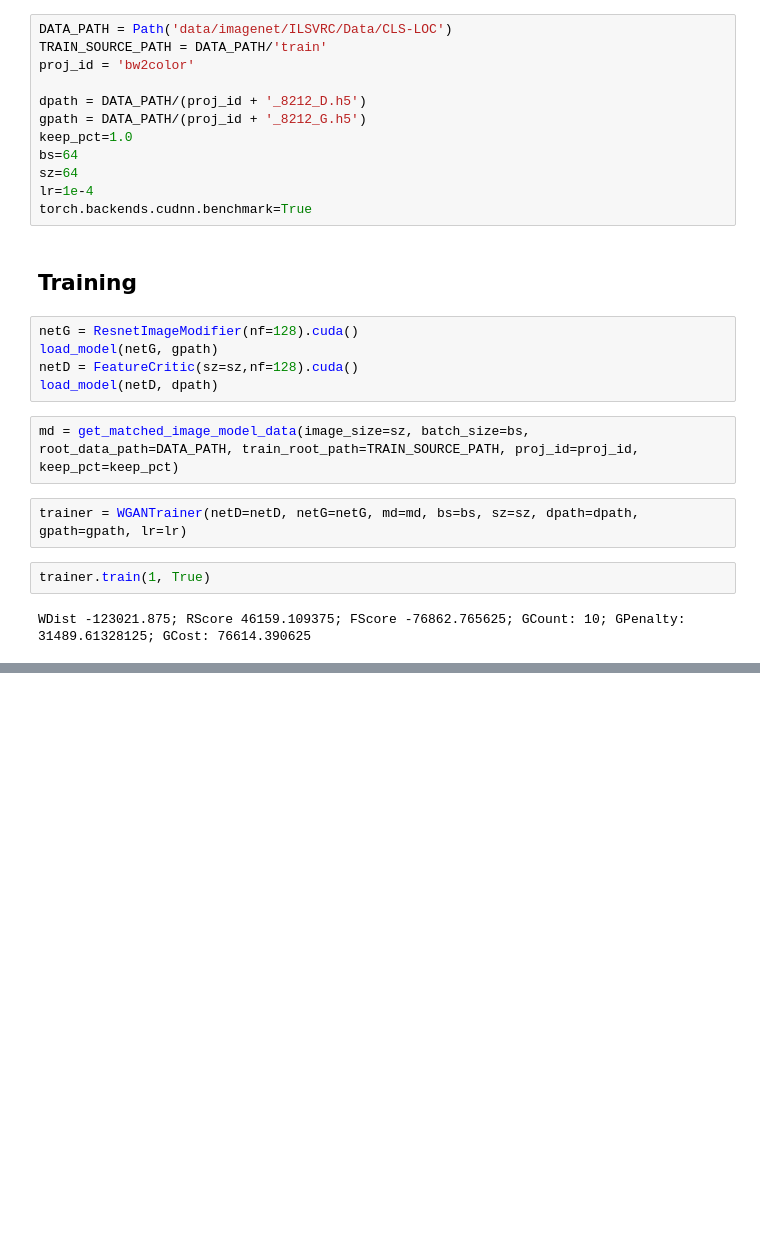
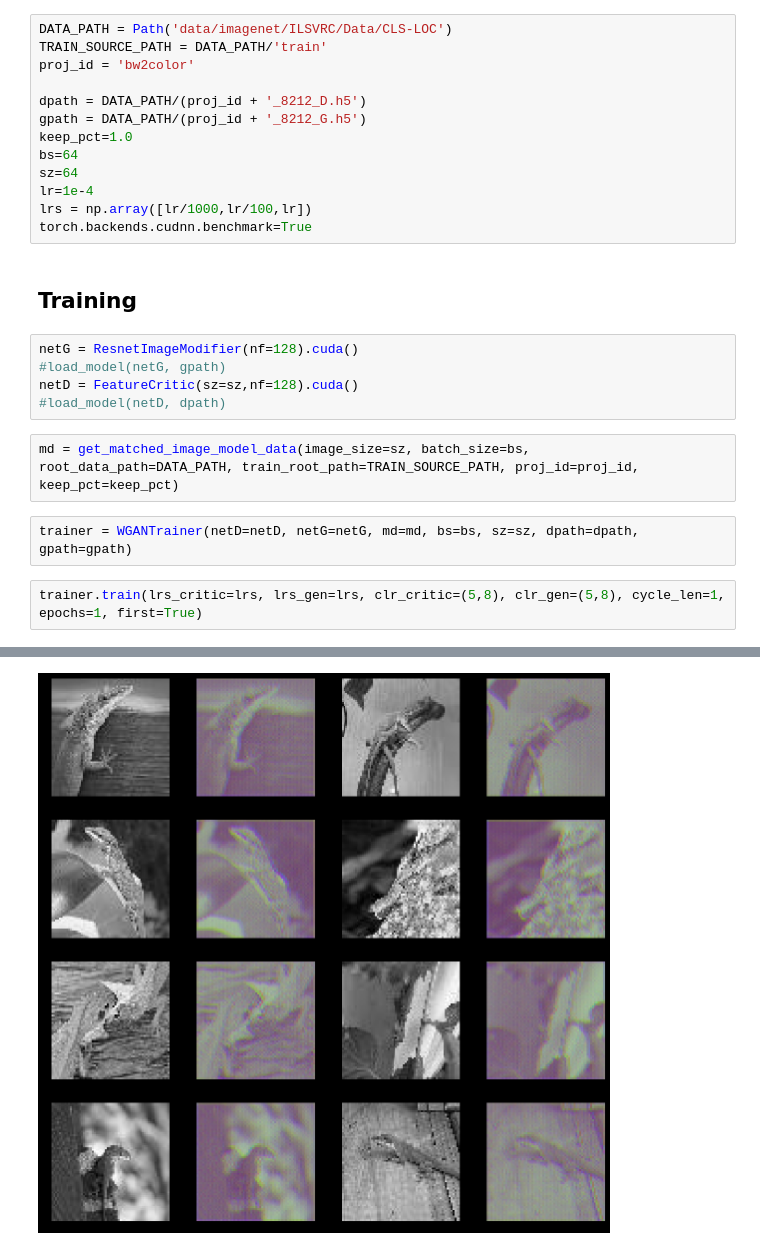
Before and after one commit to jantic/Deep-Learning-Projects, a Jupyter notebook: Jupyter Experiments/1_BlackWhiteToColor/ResnetUpsamplewithWGANModel.ipynb, the cells around one changed output, grey strips where cells are left out. Drawn from its saved outputs; the diff is of its cells as text; blank space fills up the shorter version.

Commit message:
Added cyclical discrimnative learniing support to wgan trainer

```diff
--- a/Jupyter Experiments/1_BlackWhiteToColor/ResnetUpsamplewithWGANModel.ipynb
+++ b/Jupyter Experiments/1_BlackWhiteToColor/ResnetUpsamplewithWGANModel.ipynb
@@ -31,19 +31,19 @@ keep_pct=1.0
 bs=64
 sz=64
 lr=1e-4
+lrs = np.array([lr/1000,lr/100,lr])
 torch.backends.cudnn.benchmark=True
 # %% [markdown]
 ## Training
 # %%
 netG = ResnetImageModifier(nf=128).cuda()
-load_model(netG, gpath)
+#load_model(netG, gpath)
 netD = FeatureCritic(sz=sz,nf=128).cuda()
-load_model(netD, dpath)
+#load_model(netD, dpath)
 # %%
 md = get_matched_image_model_data(image_size=sz, batch_size=bs, root_data_path=DATA_PATH, train_root_path=TRAIN_SOURCE_PATH, proj_id=proj_id, keep_pct=keep_pct)
 # %%
-trainer = WGANTrainer(netD=netD, netG=netG, md=md, bs=bs, sz=sz, dpath=dpath, gpath=gpath, lr=lr)
+trainer = WGANTrainer(netD=netD, netG=netG, md=md, bs=bs, sz=sz, dpath=dpath, gpath=gpath)
-# %%
-trainer.train(1, True)
-# %% [output]
-WDist -123021.875; RScore 46159.109375; FScore -76862.765625; GCount: 10; GPenalty: 31489.61328125; GCost: 76614.390625
+# %%
+trainer.train(lrs_critic=lrs, lrs_gen=lrs, clr_critic=(5,8), clr_gen=(5,8), cycle_len=1, epochs=1, first=True)
+# %% [output]
@@ -49,0 +60 @@ WDist -123021.875; RScore 46159.109375; FScore -76862.765625; GCount: 10; GPenal
+[figure, added]
```
Also changed, not shown: parts of 1 cell of this notebook, 4 other files.
